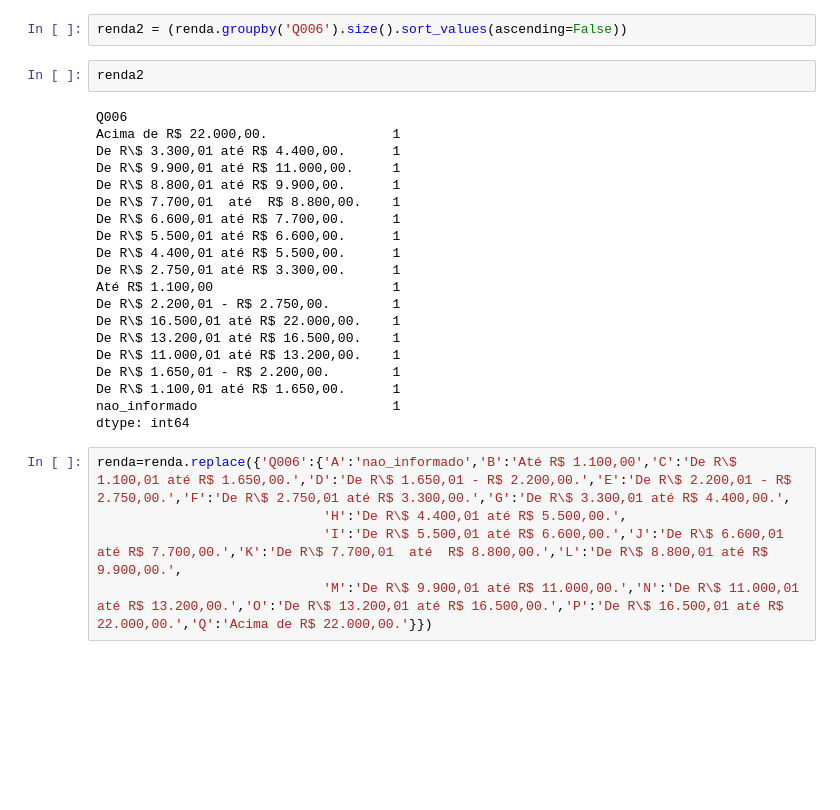
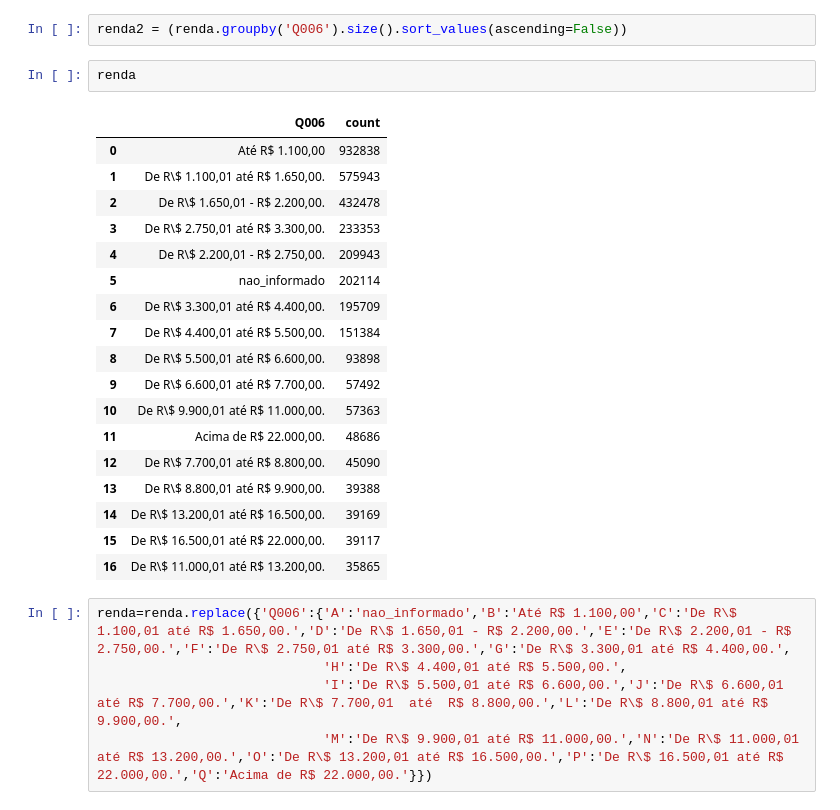
Before and after one commit to everaldofaustino/projeto_final_semantix, a Jupyter notebook: notebooks/Análise_microdados_ENEM_git.ipynb, the cells around one changed output. Saved outputs shown, nothing was run; the diff lists cells and outputs as text; blank space fills up the shorter version.

```diff
--- a/notebooks/Análise_microdados_ENEM_git.ipynb
+++ b/notebooks/Análise_microdados_ENEM_git.ipynb
@@ -239,28 +239,27 @@ renda1 = microdados_Enem[["Q006"]]
 renda = (renda.groupby('Q006').size().sort_values(ascending=False).reset_index(name='count'))
 # %%
 renda2 = (renda.groupby('Q006').size().sort_values(ascending=False))
-# %%
-renda2
-# %% [output]
-Q006
-Acima de R$ 22.000,00.                1
-De R\$ 3.300,01 até R$ 4.400,00.      1
-De R\$ 9.900,01 até R$ 11.000,00.     1
-De R\$ 8.800,01 até R$ 9.900,00.      1
-De R\$ 7.700,01  até  R$ 8.800,00.    1
-De R\$ 6.600,01 até R$ 7.700,00.      1
-De R\$ 5.500,01 até R$ 6.600,00.      1
-De R\$ 4.400,01 até R$ 5.500,00.      1
-De R\$ 2.750,01 até R$ 3.300,00.      1
-Até R$ 1.100,00                       1
-De R\$ 2.200,01 - R$ 2.750,00.        1
-De R\$ 16.500,01 até R$ 22.000,00.    1
-De R\$ 13.200,01 até R$ 16.500,00.    1
-De R\$ 11.000,01 até R$ 13.200,00.    1
-De R\$ 1.650,01 - R$ 2.200,00.        1
-De R\$ 1.100,01 até R$ 1.650,00.      1
-nao_informado                         1
-dtype: int64
+# %%
+renda
+# %% [output]
+|  | Q006 | count |
+| 0 | Até R$ 1.100,00 | 932838 |
+| 1 | De R\$ 1.100,01 até R$ 1.650,00. | 575943 |
+| 2 | De R\$ 1.650,01 - R$ 2.200,00. | 432478 |
+| 3 | De R\$ 2.750,01 até R$ 3.300,00. | 233353 |
+| 4 | De R\$ 2.200,01 - R$ 2.750,00. | 209943 |
+| 5 | nao_informado | 202114 |
+| 6 | De R\$ 3.300,01 até R$ 4.400,00. | 195709 |
+| 7 | De R\$ 4.400,01 até R$ 5.500,00. | 151384 |
+| 8 | De R\$ 5.500,01 até R$ 6.600,00. | 93898 |
+| 9 | De R\$ 6.600,01 até R$ 7.700,00. | 57492 |
+| 10 | De R\$ 9.900,01 até R$ 11.000,00. | 57363 |
+| 11 | Acima de R$ 22.000,00. | 48686 |
+| 12 | De R\$ 7.700,01 até R$ 8.800,00. | 45090 |
+| 13 | De R\$ 8.800,01 até R$ 9.900,00. | 39388 |
+| 14 | De R\$ 13.200,01 até R$ 16.500,00. | 39169 |
+| 15 | De R\$ 16.500,01 até R$ 22.000,00. | 39117 |
+| 16 | De R\$ 11.000,01 até R$ 13.200,00. | 35865 |
 # %%
 renda=renda.replace({'Q006':{'A':'nao_informado','B':'Até R$ 1.100,00','C':'De R\$ 1.100,01 até R$ 1.650,00.','D':'De R\$ 1.650,01 - R$ 2.200,00.','E':'De R\$ 2.200,01 - R$ 2.750,00.','F':'De R\$ 2.750,01 até R$ 3.300,00.','G':'De R\$ 3.300,01 até R$ 4.400,00.',
                              'H':'De R\$ 4.400,01 até R$ 5.500,00.',
```
Also changed, not shown: parts of 11 cells of this notebook.
